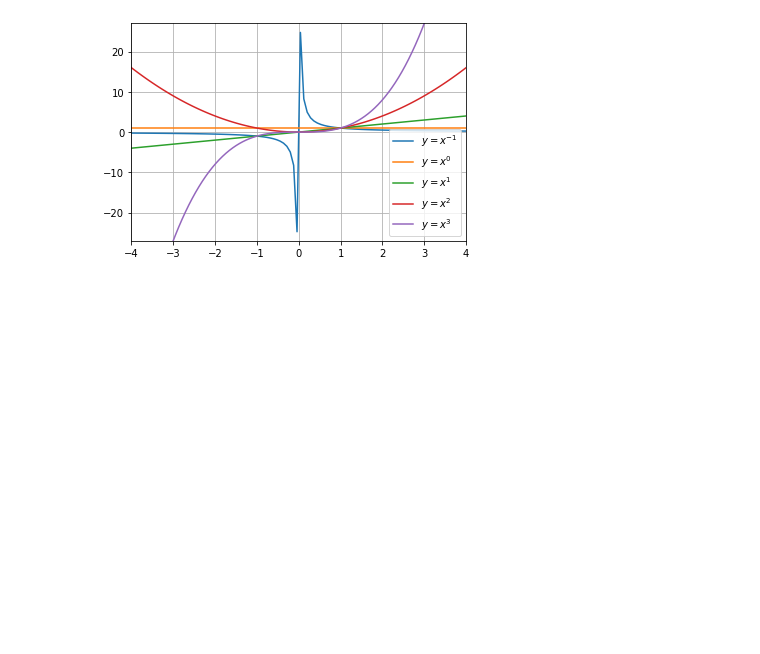
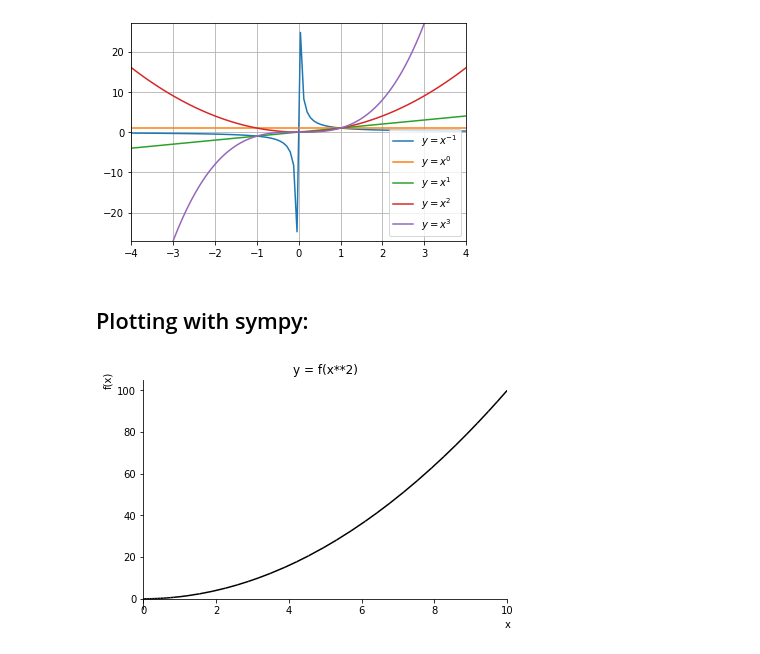
Before and after one commit to j0rl3yJ/Mathematics-using-Python, a Jupyter notebook: Codes.ipynb, the cells around one changed output. Drawn from its saved outputs; the diff is of its cells as text; code cells hidden in the pictures; blank space fills up the shorter version.

```diff
--- a/Codes.ipynb
+++ b/Codes.ipynb
@@ -1305,3 +1305,30 @@ plt.show()
 # %% [output]
 [figure]
 [figure]
+# %% [markdown]
+## Plotting with sympy:
+# %%
+"""
+YOu only take the equation as the argument.
+The limits are also automatically selected.
+
+YOu can change the x and y axis limit. But you need to set the show parameter in plotting to false.
+Then change the attributes, and then finally show like that in matplotlib.
+"""
+import sympy as sym
+
+# Define the equation:
+x = sym.symbols('x')
+y = x**2
+
+# Plot the equation:
+p = sym.plotting.plot(y, show = False)
+p.xlim = [0,10]
+# Change the line colour of the function, by accessing the first function:
+p[0].line_color = 'k'
+# Add a title to the graph:
+p.title = 'y = f(x**2)'
+
+p.show()
+# %% [output]
+[figure, added]
```
Also changed, not shown: parts of 2 cells of this notebook.
